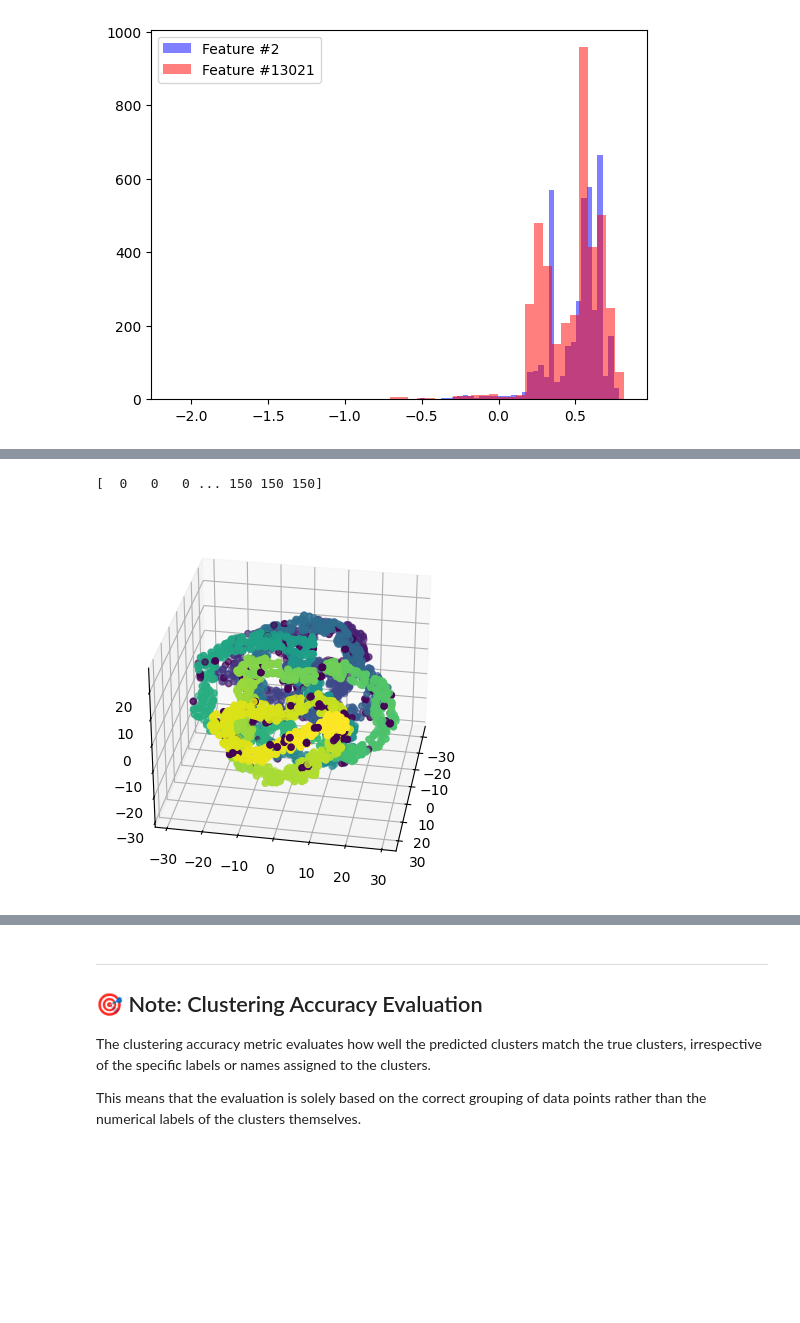
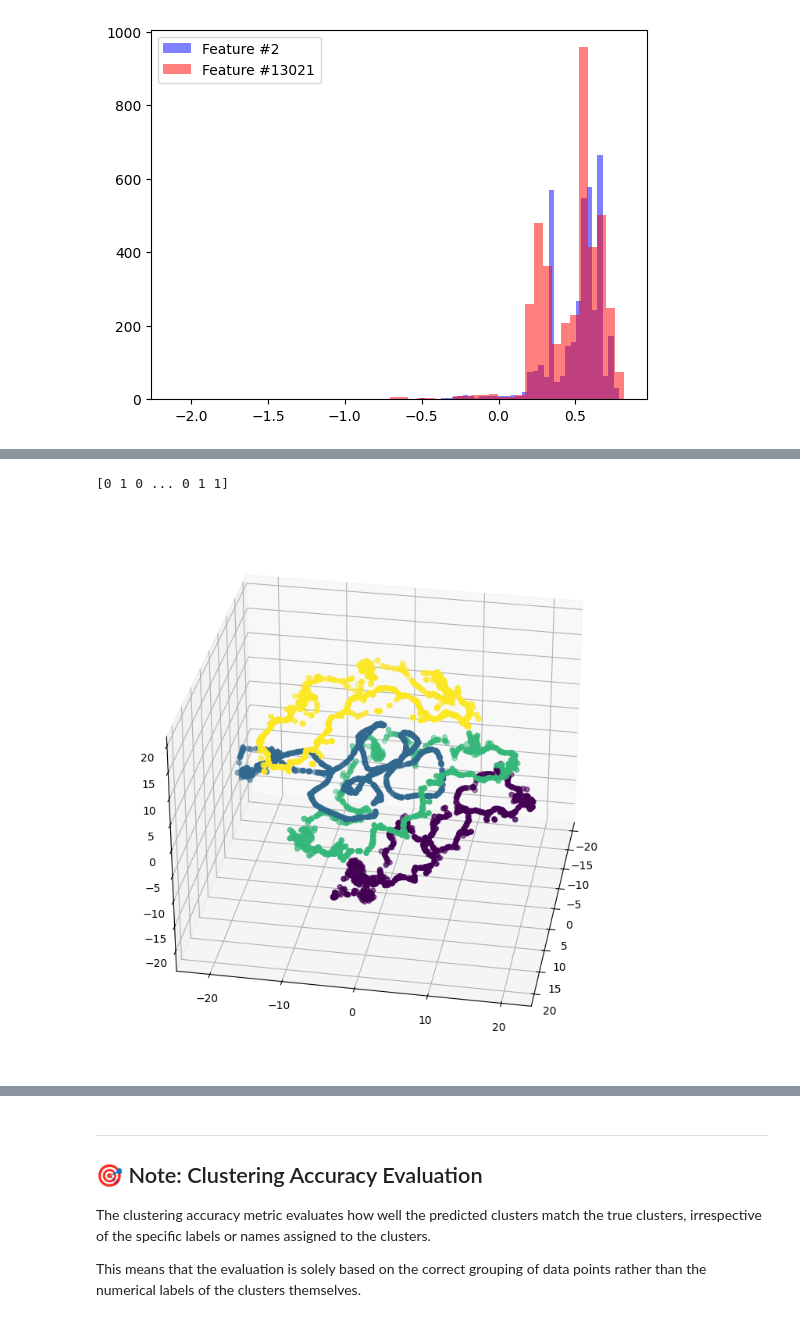
Before and after one commit to baardby/Intro-To-ML-Assignment-2, a Jupyter notebook: Chapter_2.ipynb, the cells around one changed output, grey strips where cells are left out. Saved outputs shown, nothing was run; the diff lists cells and outputs as text; code cells hidden in the pictures; blank space fills up the shorter version.

```diff
--- a/Chapter_2.ipynb
+++ b/Chapter_2.ipynb
@@ -314,6 +314,7 @@ import umap
 
 # Konverterer datasettet til numpy
 X = data.to_numpy()
+X = X[:, 1:]
 print(X.shape)
 
 # Finner PCA og reduserer til 3 dimensjoner for å se om det gir noen gode klynger
@@ -338,10 +339,10 @@ plt.show()
 #plt.show()
 
 # Finner en reduksjon med t-SNE
-tsne = TSNE(n_components=3, perplexity=10)
+tsne = TSNE(n_components=3, perplexity=50)
 sne_embedding = tsne.fit_transform(X)
 
-fig3 = plt.figure()
+fig3 = plt.figure(figsize=(9, 12))
 ax3 = fig3.add_subplot(projection='3d')
 ax3.view_init(elev=30, azim=10)
 ax3.scatter(sne_embedding[:, 0], sne_embedding[:, 1], sne_embedding[:, 2])
@@ -353,19 +354,21 @@ plt.show()
 # %%
 from sklearn.cluster import DBSCAN
 
 # Visualiserer klyngene med DBSCAN
-dbscan = DBSCAN(eps=2, min_samples=5)
+dbscan = DBSCAN(eps=4, min_samples=20)
 clusters_id = dbscan.fit_predict(sne_embedding)
+#clusters_id = dbscan.fit_predict(embedding)
 print(clusters_id)
 
-fig3 = plt.figure()
+fig3 = plt.figure(figsize=(9, 12))
 ax3 = fig3.add_subplot(projection='3d')
 ax3.view_init(elev=30, azim=10)
 ax3.scatter(sne_embedding[:, 0], sne_embedding[:, 1], sne_embedding[:, 2], c=clusters_id)
+#ax3.scatter(embedding[:, 0], embedding[:, 1], embedding[:, 2], c=clusters_id)
 plt.show()
 # %% [output]
-[  0   0   0 ... 150 150 150]
+[0 1 0 ... 0 1 1]
-[figure, old version]
+[figure, new version]
 # %%
 # To check your clustering, you need to assign the predicted cluster ids and submit it as a CSV file. The submission should be a CSV file with two columns: ID and cluster.
 # The ID column should contain the ID of the data point, and the cluster column should contain the cluster ID that the data point belongs to.
```
Also changed, not shown: parts of 5 cells of this notebook, 1 other file.
